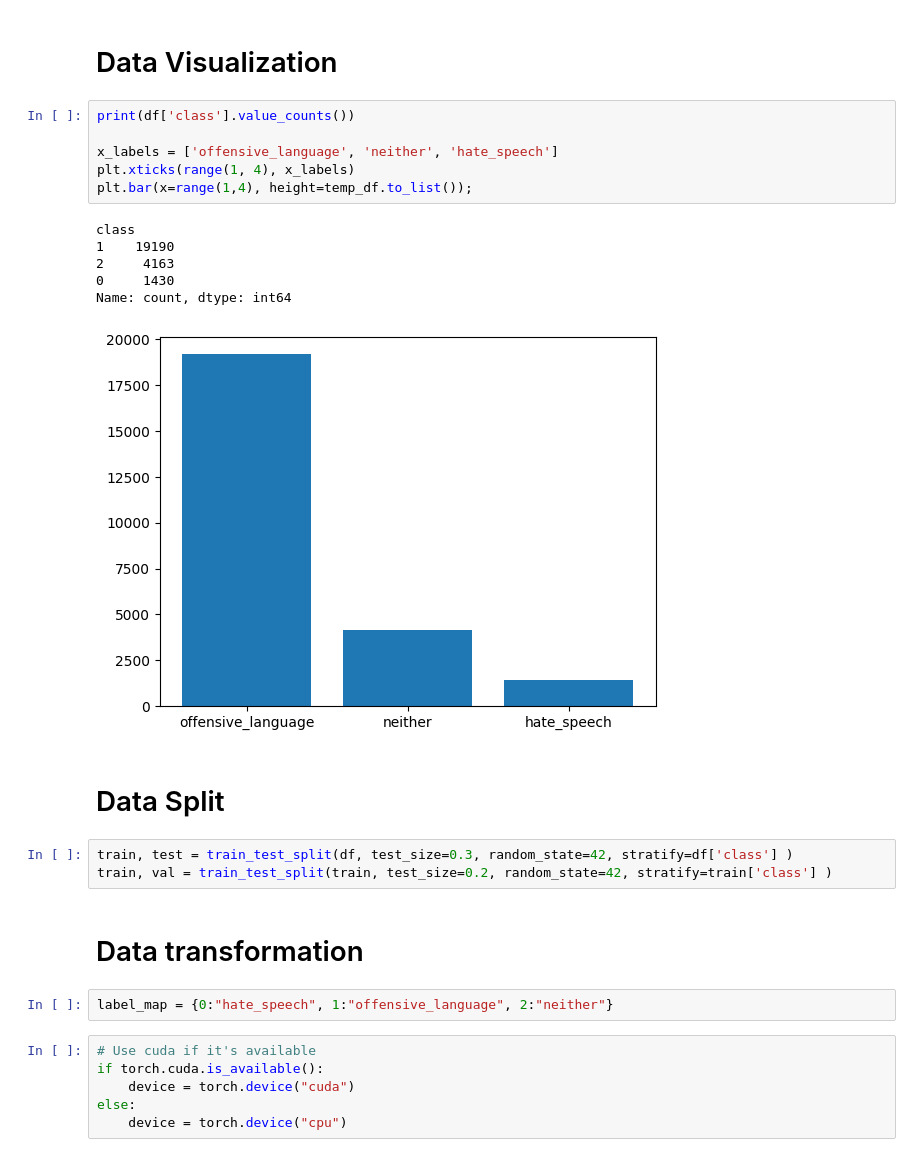
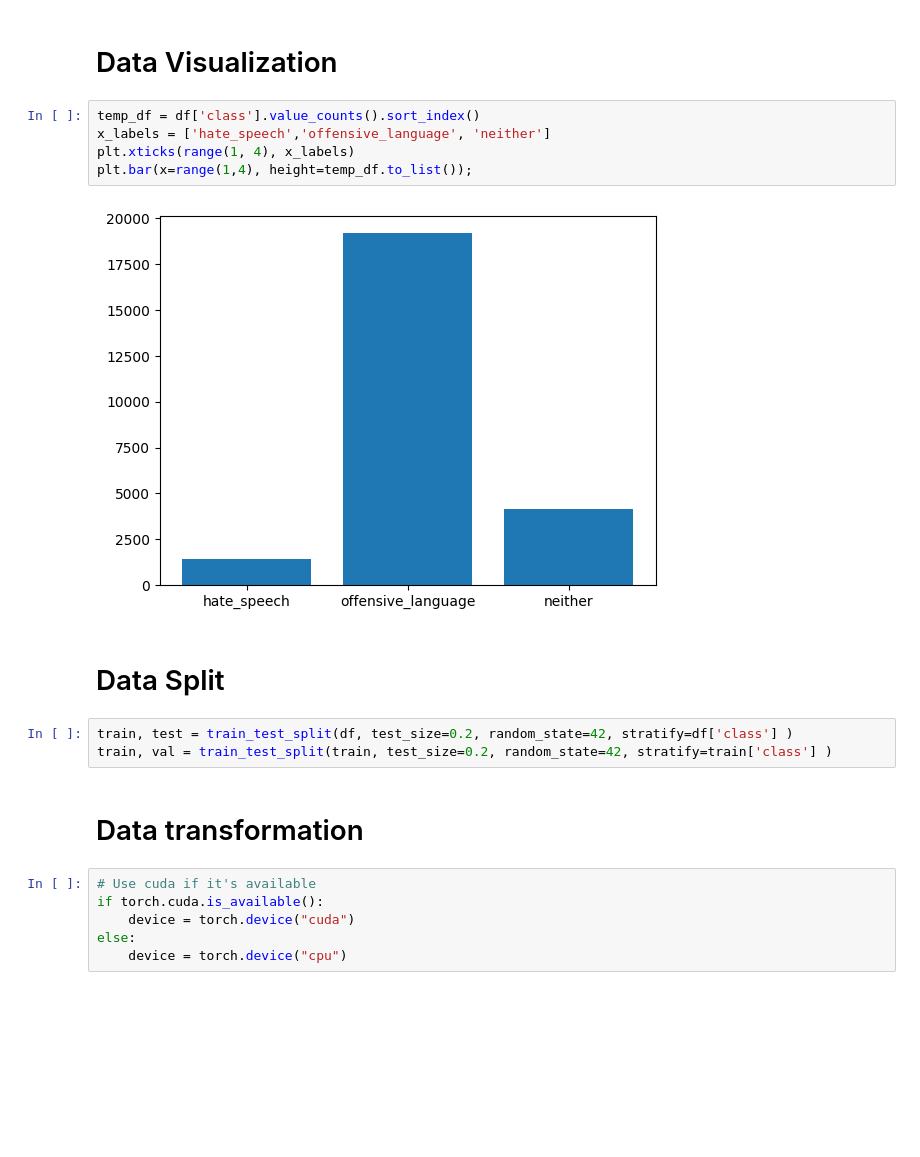
Before and after one commit to congyoua/CS410-Final-Project, a Jupyter notebook: Transformer.ipynb, the cells around one changed output. Cells and saved outputs as stored; diff of their text form; blank space fills up the shorter version.

```diff
--- a/Transformer.ipynb
+++ b/Transformer.ipynb
@@ -51,27 +55,19 @@ df
 # %% [markdown]
 # Data Visualization
 # %%
-print(df['class'].value_counts())
-
-x_labels = ['offensive_language', 'neither', 'hate_speech']
+temp_df = df['class'].value_counts().sort_index()
+x_labels = ['hate_speech','offensive_language', 'neither']
 plt.xticks(range(1, 4), x_labels)
 plt.bar(x=range(1,4), height=temp_df.to_list());
 # %% [output]
-class
-1    19190
-2     4163
-0     1430
-Name: count, dtype: int64
-[figure, old version]
+[figure, new version]
 # %% [markdown]
 # Data Split
 # %%
-train, test = train_test_split(df, test_size=0.3, random_state=42, stratify=df['class'] )
+train, test = train_test_split(df, test_size=0.2, random_state=42, stratify=df['class'] )
 train, val = train_test_split(train, test_size=0.2, random_state=42, stratify=train['class'] )
 # %% [markdown]
 # Data transformation
-# %%
-label_map = {0:"hate_speech", 1:"offensive_language", 2:"neither"}
 # %%
 # Use cuda if it's available
 if torch.cuda.is_available():
```
Also changed, not shown: parts of 18 cells of this notebook, 2 other files.
